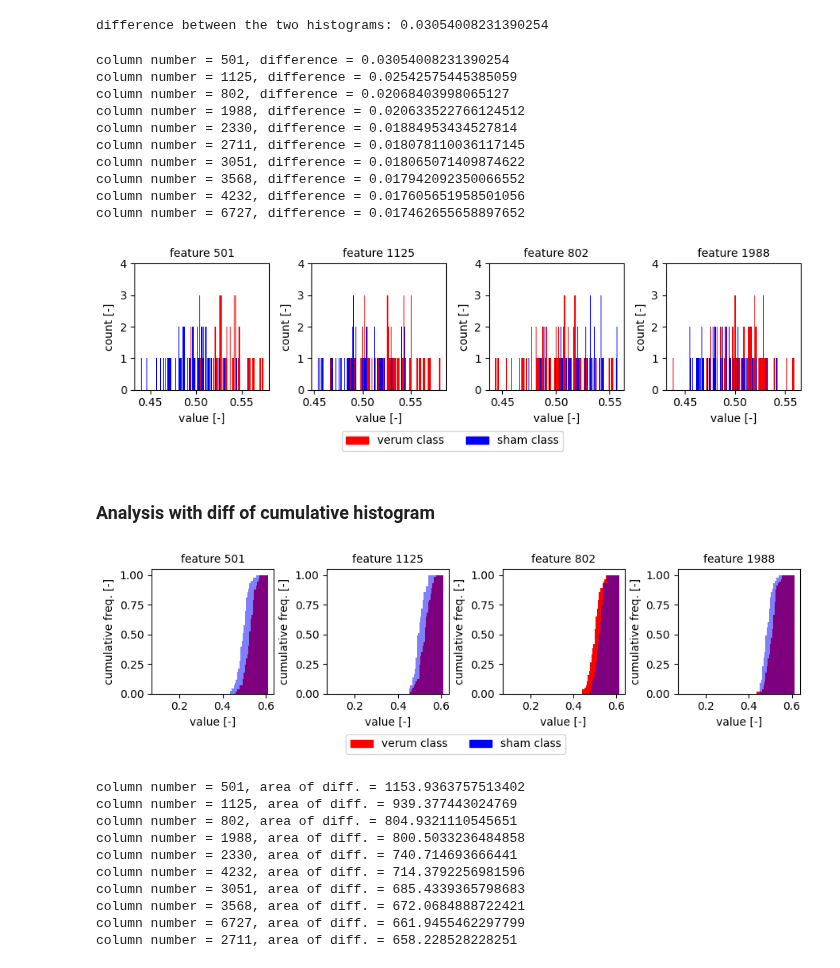
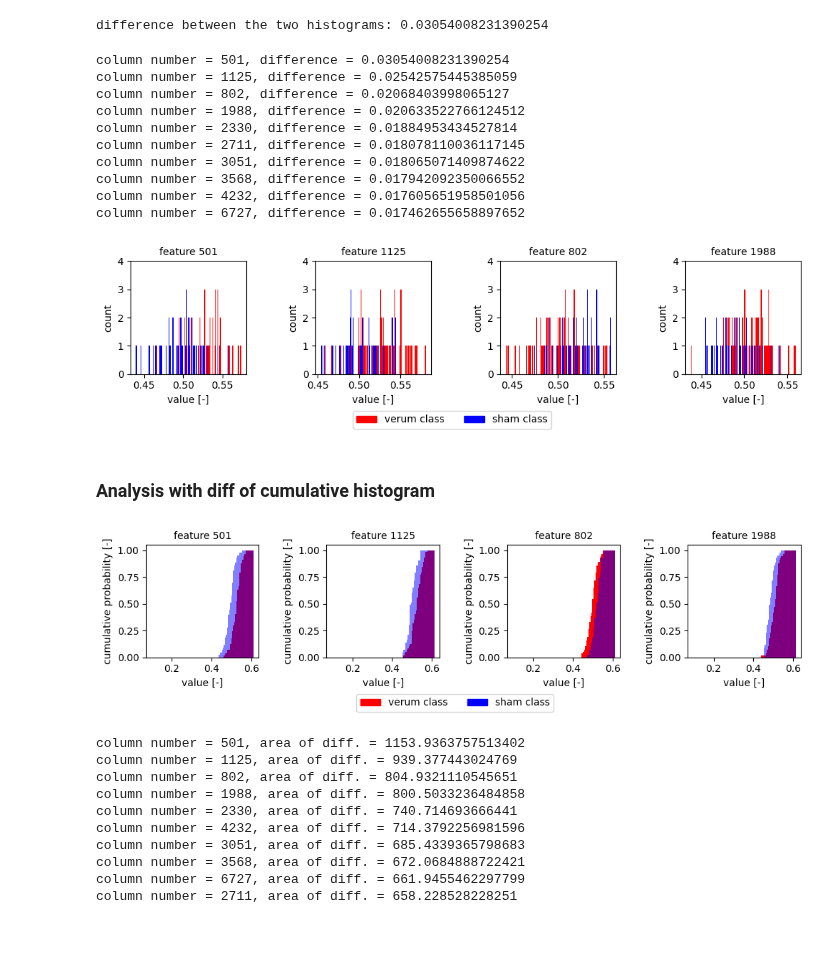
Before and after one commit to tahendry/master_thesis, a Jupyter notebook: exploration/histogram_analysis_example.ipynb, the cells around one changed output. Drawn from its saved outputs; the diff is of its cells as text; code cells hidden in the pictures; blank space fills up the shorter version.

Commit message:
change to create plots for documentation

```diff
--- a/exploration/histogram_analysis_example.ipynb
+++ b/exploration/histogram_analysis_example.ipynb
@@ -146,42 +144,43 @@ diff_list = sorted(diff_dict.items(), key=lambda x:x[1], reverse=True)  # create
 for i in range(10):
     print(f"column number = {diff_list[i][0]}, difference = {diff_list[i][1]}")
 
-fig, axs = plt.subplots(1, 4, figsize=(9, 2.5))  # Simplify subplot creation
+fig, axs = plt.subplots(1, 4, figsize=(10, 2.5))  # Simplify subplot creation
 for i in range(4):
     col = diff_list[i][0]
     ax = axs[i]
     line1, _, patches1 = ax.hist(df_small.loc[df_small["ground_truth"]==1 , col], bins=100, color='red')
     line2, _, patches2 = ax.hist(df_small.loc[df_small["ground_truth"]==0 , col], bins=100, color='blue')
 
     ax.set_title(f"feature {col}", fontsize=10)
     ax.set_xlabel(f"value [-]")
-    ax.set_ylabel(f"count [-]")
+    ax.set_ylabel(f"count")
     ax.set_ylim([0, 4])
 
 # Create patches for the legend
 patches = [mpatches.Patch(color='red', label='verum class'),
            mpatches.Patch(color='blue', label='sham class')]
 
 # Add the legend to the plot
 fig.legend(handles=patches, loc='lower center', ncol=2, bbox_to_anchor=(0.5, -0.1))
 
 plt.tight_layout()
+plt.subplots_adjust(wspace=0.6)
 plt.show()
 
 # save the figure as svg
 fig.savefig("../figures/histogram.svg", format="svg", bbox_inches="tight", pad_inches=0.05)
 # %% [output]
 column number = 501, difference = 0.03054008231390254
 column number = 1125, difference = 0.02542575445385059
 column number = 802, difference = 0.02068403998065127
 column number = 1988, difference = 0.020633522766124512
 column number = 2330, difference = 0.01884953434527814
 column number = 2711, difference = 0.018078110036117145
 column number = 3051, difference = 0.018065071409874622
 column number = 3568, difference = 0.017942092350066552
 column number = 4232, difference = 0.017605651958501056
 column number = 6727, difference = 0.017462655658897652
-[figure, old version]
+[figure, new version]
 # %% [markdown]
 ### Analysis with diff of cumulative histogram
 # %%
@@ -190,7 +189,7 @@ max_value = np.max(df_small.iloc[:, :-1].values)
 min_value = np.min(df_small.iloc[:, :-1].values)
 
 # create a cumulative histogram
-fig, axs = plt.subplots(1, 4, figsize=(9, 2.5))
+fig, axs = plt.subplots(1, 4, figsize=(10, 2.5))
 for i in range(4):
     col = diff_list[i][0]
     ax = axs[i]
@@ -201,7 +200,7 @@ for i in range(4):
     # add title, x and y label
     ax.set_title(f"feature {col}", fontsize=10)
     ax.set_xlabel(f"value [-]")
-    ax.set_ylabel(f"cumulative freq. [-]")
+    ax.set_ylabel(f"cumulative probability [-]")
 
 # Create patches for the legend
 patches = [mpatches.Patch(color='red', label='verum class'),
@@ -210,12 +209,15 @@ patches = [mpatches.Patch(color='red', label='verum class'),
 # Add the legend to the plot
 fig.legend(handles=patches, loc='lower center', ncol=2, bbox_to_anchor=(0.5, -0.1))
 
+# add horizontal space between the subplots
+
 plt.tight_layout()
+plt.subplots_adjust(wspace=0.6)
 plt.show()
 
 fig.savefig("../figures/cumulative_histogram.svg", format="svg", bbox_inches="tight", pad_inches=0.05)
 # %% [output]
-[figure, old version]
+[figure, new version]
 # %%
 # calculate the difference between the two cumulative histograms including
 # a resampling (done with the range argument) so that the two histograms have the same bins
```
Also changed, not shown: parts of 2 cells of this notebook.
